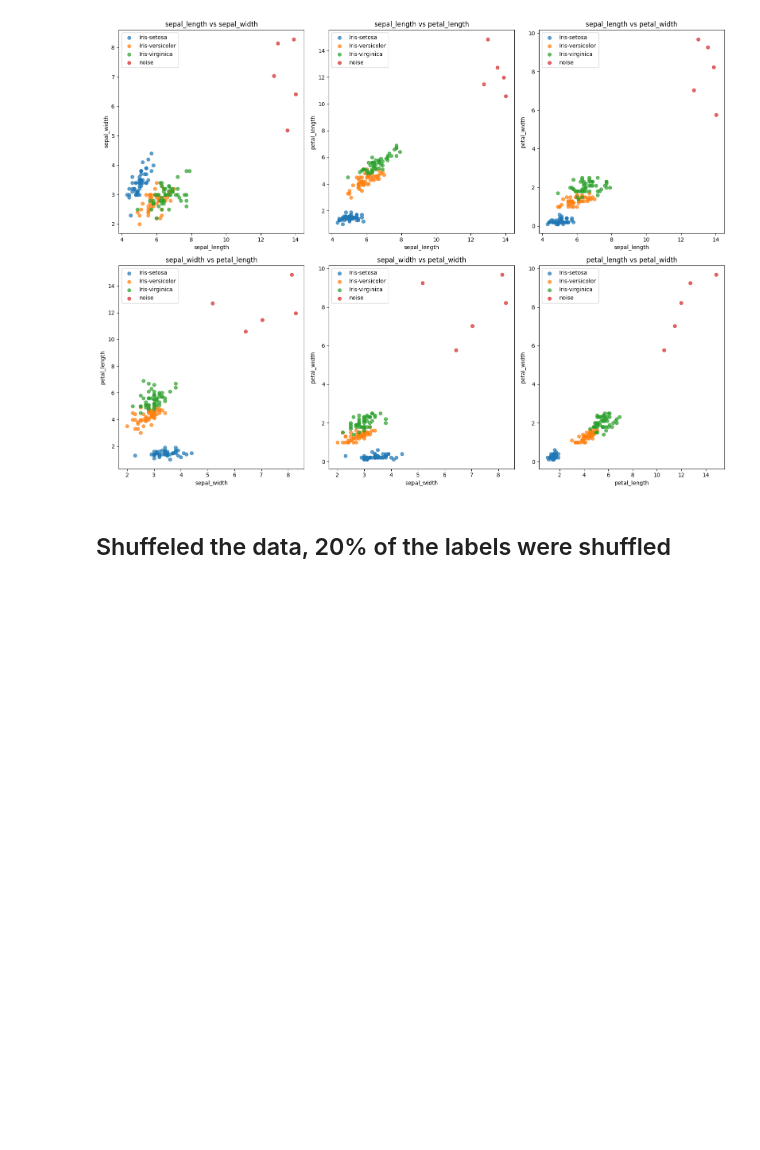
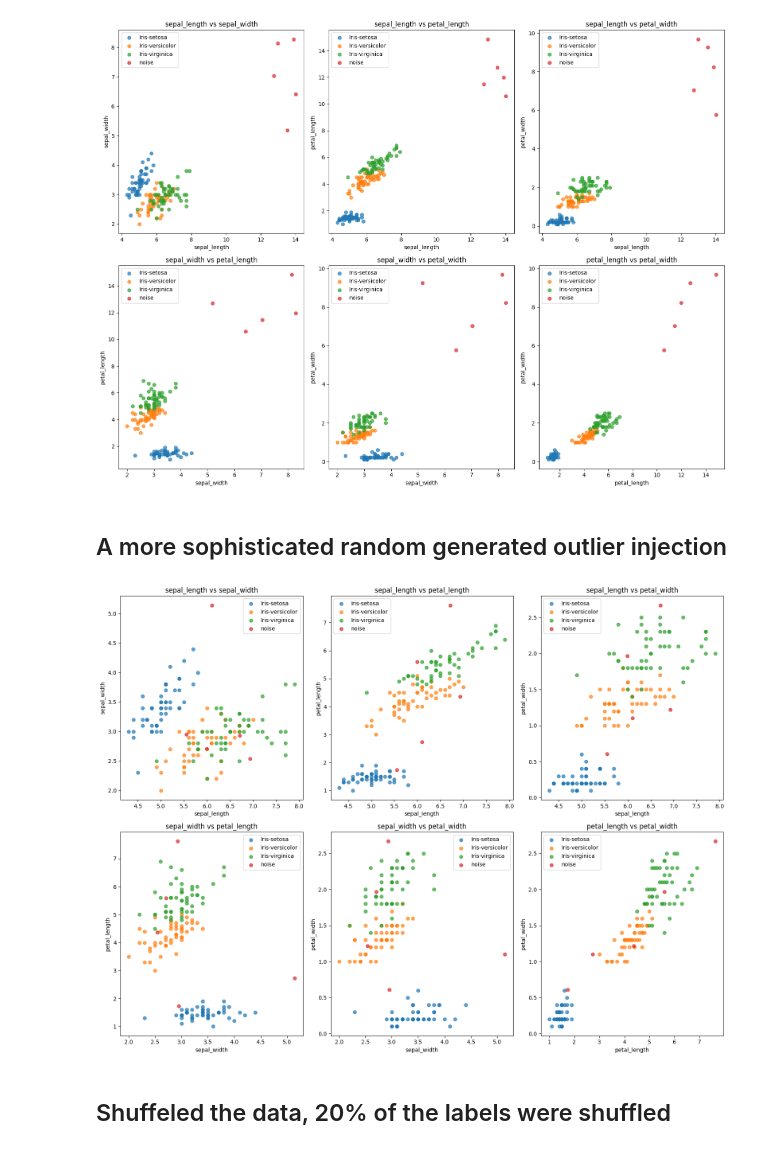
Before and after one commit to Poison-Cluster/poison-cluster, a Jupyter notebook: randomized_injection/randomized_injection_attack.ipynb, the cells around one changed output. Cells and saved outputs as stored; diff of their text form; code cells hidden in the pictures; blank space fills up the shorter version.

Commit message:
chg: subtle, more natural outlier injection method added

```diff
--- a/randomized_injection/randomized_injection_attack.ipynb
+++ b/randomized_injection/randomized_injection_attack.ipynb
@@ -58,6 +58,38 @@ df_outlier = pd.concat([df_iris, outliers], ignore_index=True)
 plot_feature_pairs(df_outlier, label_column='species', figsize=(16, 12))
 # %% [output]
 [figure]
+# %% [markdown]
+## A more sophisticated random generated outlier injection
+# %%
+
+def generate_subtle_outliers(df, label_column='species', n_outliers=5, exaggeration_factor=1.5, random_state=42):
+    np.random.seed(random_state)
+    features = df.select_dtypes(include='number').columns
+    df_features = df[features]
+
+    #mean and covariance
+    mean_vec = df_features.mean().values
+    cov_matrix = np.cov(df_features.T)
+
+    #generate multivariate normal noise scaled from the mean
+    outliers = np.random.multivariate_normal(
+        mean=mean_vec,
+        cov=cov_matrix,
+        size=n_outliers
+    )
+    #scale away from the mean to make them more "unusual", but not extreme
+    centered_outliers = outliers - mean_vec
+    outliers_scaled = mean_vec + exaggeration_factor * centered_outliers
+
+    outlier_df = pd.DataFrame(outliers_scaled, columns=features)
+    outlier_df[label_column] = 'noise'
+
+    return pd.concat([df, outlier_df], ignore_index=True)
+# %%
+df_subtle_outliers = generate_subtle_outliers(df_iris, n_outliers=5, exaggeration_factor=2)
+plot_feature_pairs(df_subtle_outliers, label_column='species', figsize=(16, 12))
+# %% [output]
+[figure, added]
 # %% [markdown]
 ## Shuffeled the data, 20% of the labels were shuffled
 # %%
```
